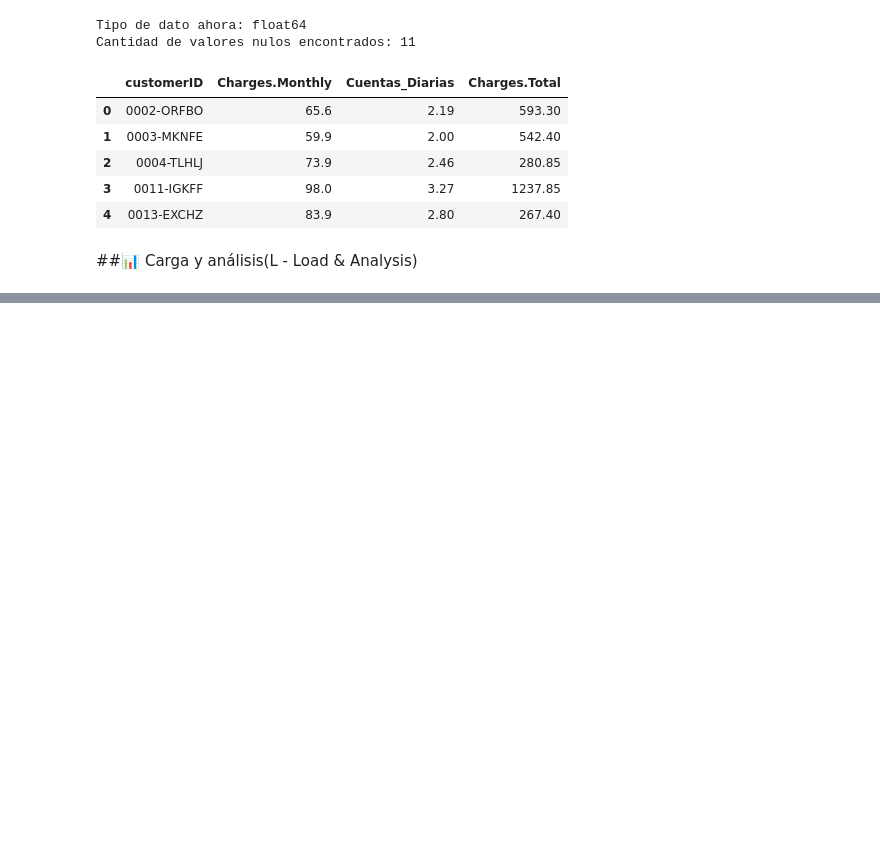
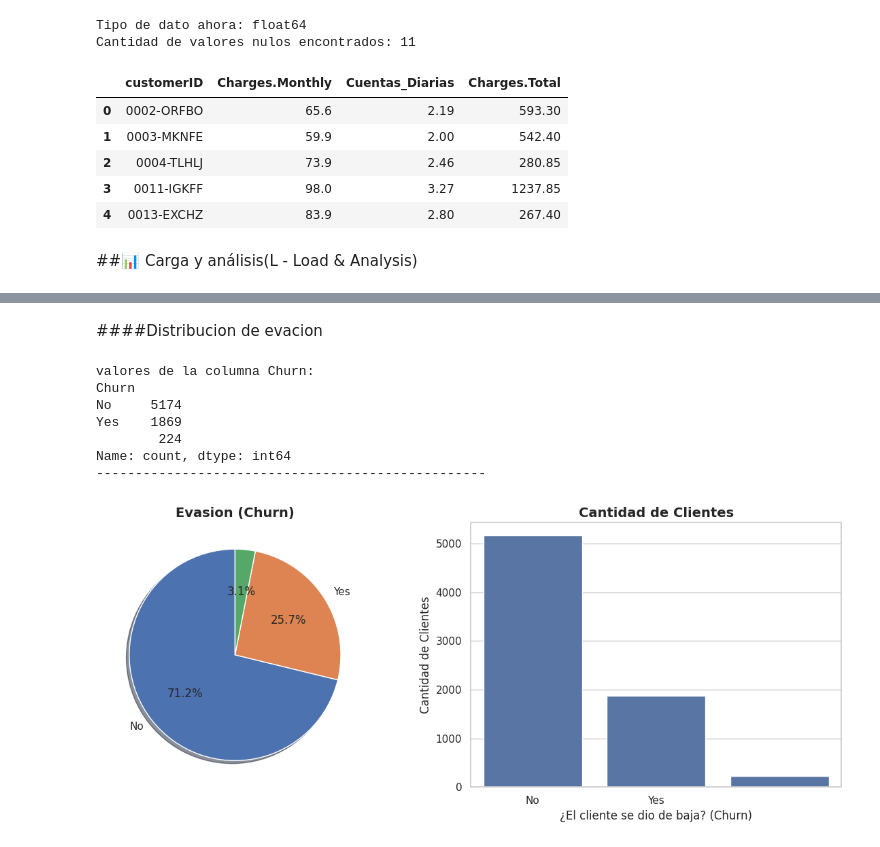
Before and after one commit to AdriBarrios96/Challenge2-DataScience-TelecomX, a Jupyter notebook: Challenge2_TelecomX.ipynb, the cells around one changed output, grey strips where cells are left out. Drawn from its saved outputs; the diff is of its cells as text; code cells hidden in the pictures; blank space fills up the shorter version.

```diff
--- a/Challenge2_TelecomX.ipynb
+++ b/Challenge2_TelecomX.ipynb
@@ -110,0 +127,44 @@ df_normalizado[['customerID', 'Charges.Monthly', 'Cuentas_Diarias', 'Charges.Tot
+# %% [markdown]
+####Distribucion de evacion
+# %%
+#Me estuvo dando problemas para graficar, porque la columna CHURN tenia un valor que no habia visto.
+datos_churn = df_normalizado['Churn'].value_counts()
+print("valores de la columna Churn:")
+print(datos_churn)
+print("-" * 50)
+
+#lienzo
+fig, axes = plt.subplots(1, 2, figsize=(12, 5))
+
+#Grafico de Torta
+axes[0].pie(
+    x=datos_churn.values,
+    labels=datos_churn.index,
+    autopct='%1.1f%%',
+    startangle=90,
+    shadow=True
+)
+axes[0].set_title('Evasion (Churn)', fontsize=14, fontweight='bold')
+
+#Grafico de barras
+sns.countplot(
+    data=df_normalizado,
+    x='Churn',
+    ax=axes[1]
+)
+axes[1].set_title('Cantidad de Clientes', fontsize=14, fontweight='bold')
+axes[1].set_xlabel('¿El cliente se dio de baja? (Churn)', fontsize=12)
+axes[1].set_ylabel('Cantidad de Clientes', fontsize=12)
+
+# Mostramos
+plt.tight_layout()
+plt.show()
+# %% [output]
+valores de la columna Churn:
+Churn
+No     5174
+Yes    1869
+        224
+Name: count, dtype: int64
+--------------------------------------------------
+[figure, added]
```
Also changed, not shown: parts of 8 cells of this notebook.
